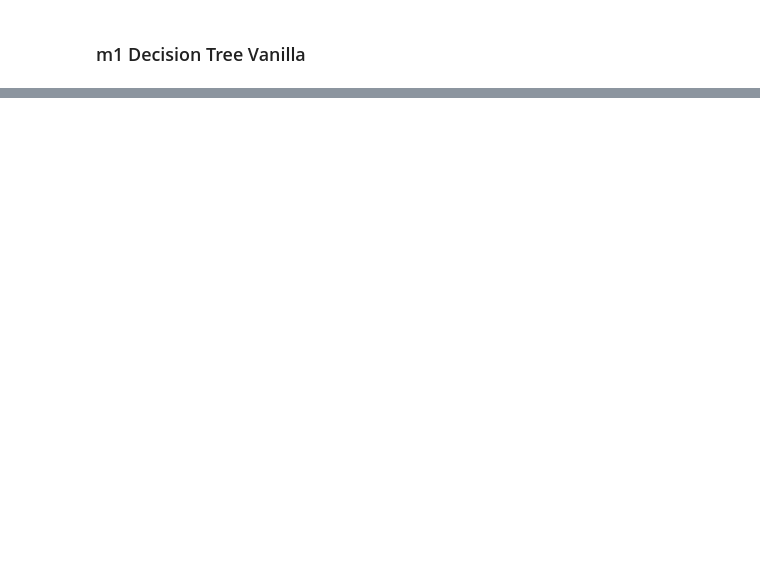
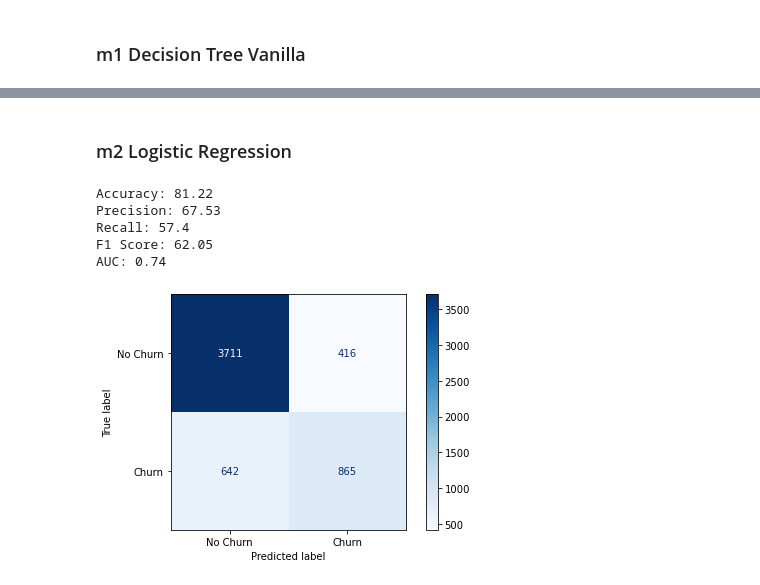
Before and after one commit to cutterback/p03-telco-churn-model, a Jupyter notebook: Telco-Churn-Classification-Model.ipynb, the cells around one changed output, grey strips where cells are left out. Cells and saved outputs as stored; diff of their text form; code cells hidden in the pictures; blank space fills up the shorter version.

```diff
--- a/Telco-Churn-Classification-Model.ipynb
+++ b/Telco-Churn-Classification-Model.ipynb
@@ -613,0 +687,32 @@ plt.show()
+# %% [markdown]
+### m2 Logistic Regression
+# %%
+# select feautres to feed dt model
+m2_drops = ['customerid', 'count', 'country', 'city', 'state', 'zip_code',
+            'lat_long', 'churn_score', 'cltv', 'churn_reason',
+            'churn_rsn_grp_cust_svc', 'churn_rsn_grp_moved',
+            'churn_rsn_grp_pricing', 'churn_rsn_grp_product',
+            'churn_rsn_grp_unknown']
+X_train_tr_m2 = X_train_tr.copy().drop(m2_drops, axis=1, inplace=False)
+X_test_tr_m2 = X_test_tr.copy().drop(m2_drops, axis=1, inplace=False)
+# %%
+logreg = LogisticRegression(fit_intercept=False, C=1e12, solver='liblinear')
+lr = logreg.fit(X_train_tr_m2, y_train)
+y_train_pred_m2 = logreg.predict(X_train_tr_m2)
+# %%
+score_model(y_train, y_train_pred_m2)
+# %% [output]
+Accuracy: 81.22
+Precision: 67.53
+Recall: 57.4
+F1 Score: 62.05
+AUC: 0.74
+# %%
+# plot confusion matrix for DT classifier
+plot_confusion_matrix(lr, X_train_tr_m2, y_train, cmap=plt.cm.Blues,
+                      display_labels=['No Churn', 'Churn'])
+plt.grid(False)
+plt.tight_layout()
+plt.show()
+# %% [output]
+[figure, added]
```
Also changed, not shown: parts of 14 cells of this notebook, 2 other files.
